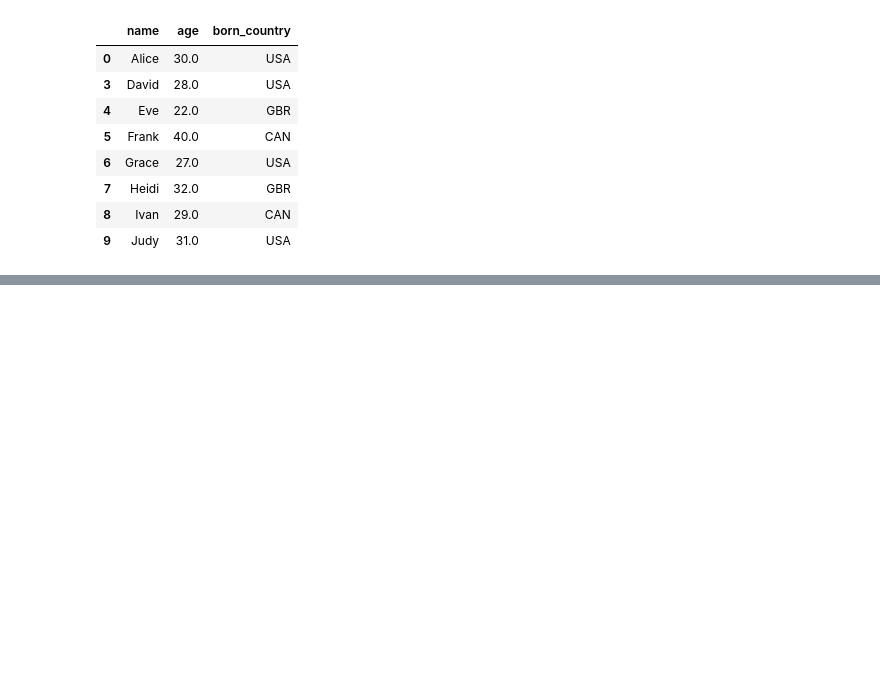
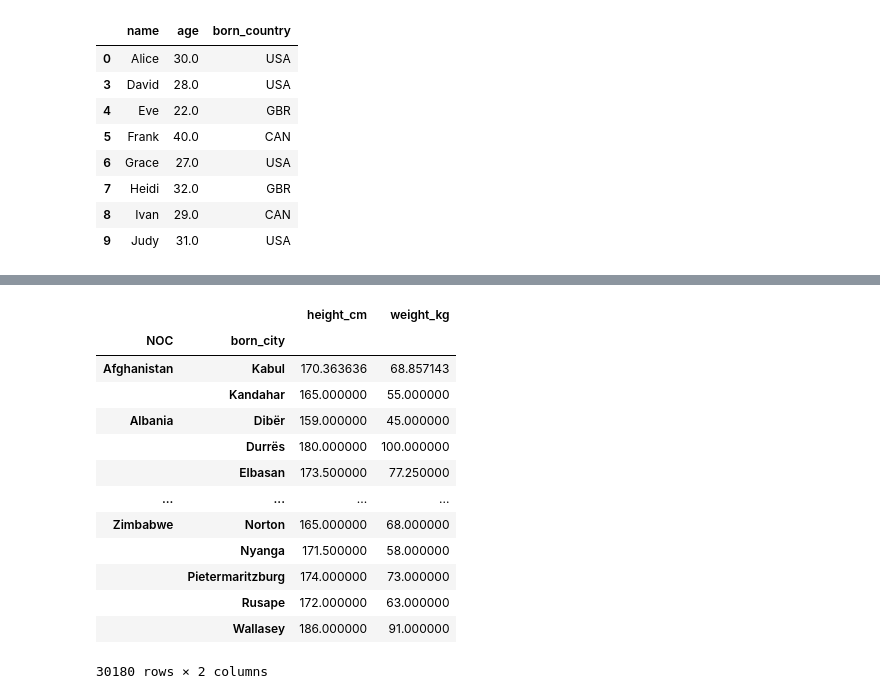
Before and after one commit to akshayupadhayay/pandas, a Jupyter notebook: notebooks/operations.ipynb, the cells around one changed output, grey strips where cells are left out. Drawn from its saved outputs; the diff is of its cells as text; code cells hidden in the pictures; blank space fills up the shorter version.

Commit message:
aggregate data

```diff
--- a/notebooks/operations.ipynb
+++ b/notebooks/operations.ipynb
@@ -813,0 +872,20 @@ people.loc[people['age'].notna()]
+# %%
+# `agg()` method allows us to perform multiple aggregation operations on different columns of the grouped data.
+# `agg()` method takes a dictionary where the keys are the column names and the values are the aggregation functions to be applied to those columns.
+# Here, we are grouping the data by both 'NOC' and 'born_city' columns, and then applying the mean aggregation function to both 'height_cm' and 'weight_kg' columns.
+bios.groupby(['NOC', 'born_city']).agg({'height_cm': 'mean', 'weight_kg': 'mean'})
+# %% [output]
+|  |  | height_cm | weight_kg |
+| NOC | born_city |  |  |
+| Afghanistan | Kabul | 170.363636 | 68.857143 |
+|  | Kandahar | 165.000000 | 55.000000 |
+| Albania | Dibër | 159.000000 | 45.000000 |
+|  | Durrës | 180.000000 | 100.000000 |
+|  | Elbasan | 173.500000 | 77.250000 |
+| ... | ... | ... | ... |
+| Zimbabwe | Norton | 165.000000 | 68.000000 |
+|  | Nyanga | 171.500000 | 58.000000 |
+|  | Pietermaritzburg | 174.000000 | 73.000000 |
+|  | Rusape | 172.000000 | 63.000000 |
+|  | Wallasey | 186.000000 | 91.000000 |
+30180 rows × 2 columns
```
Also changed, not shown: parts of 5 cells of this notebook.
